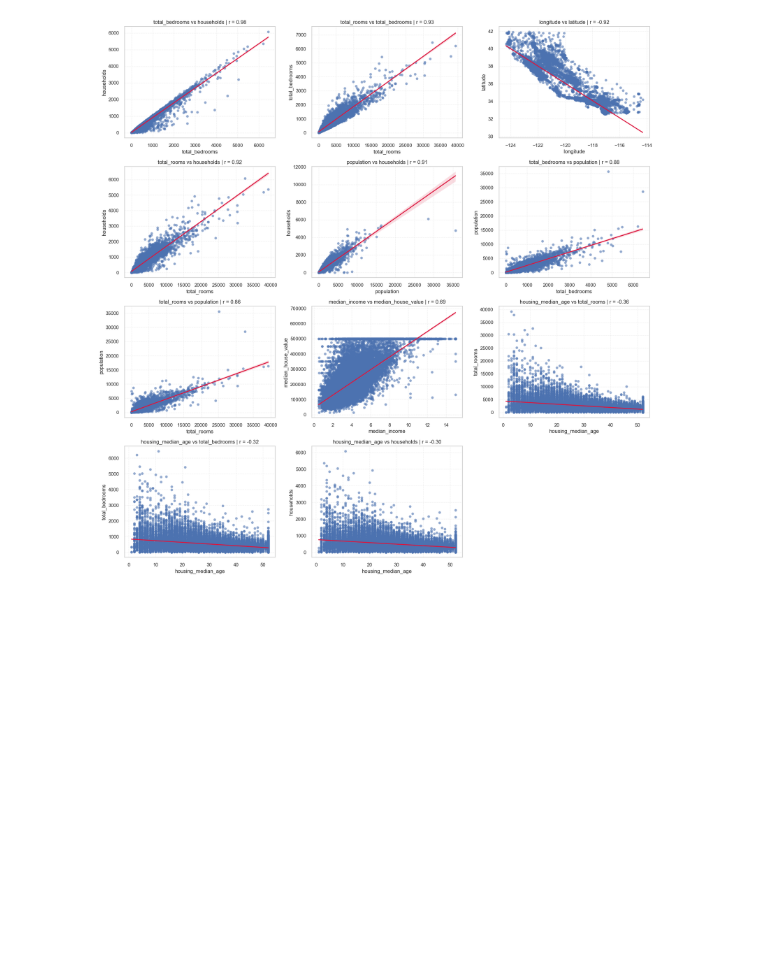
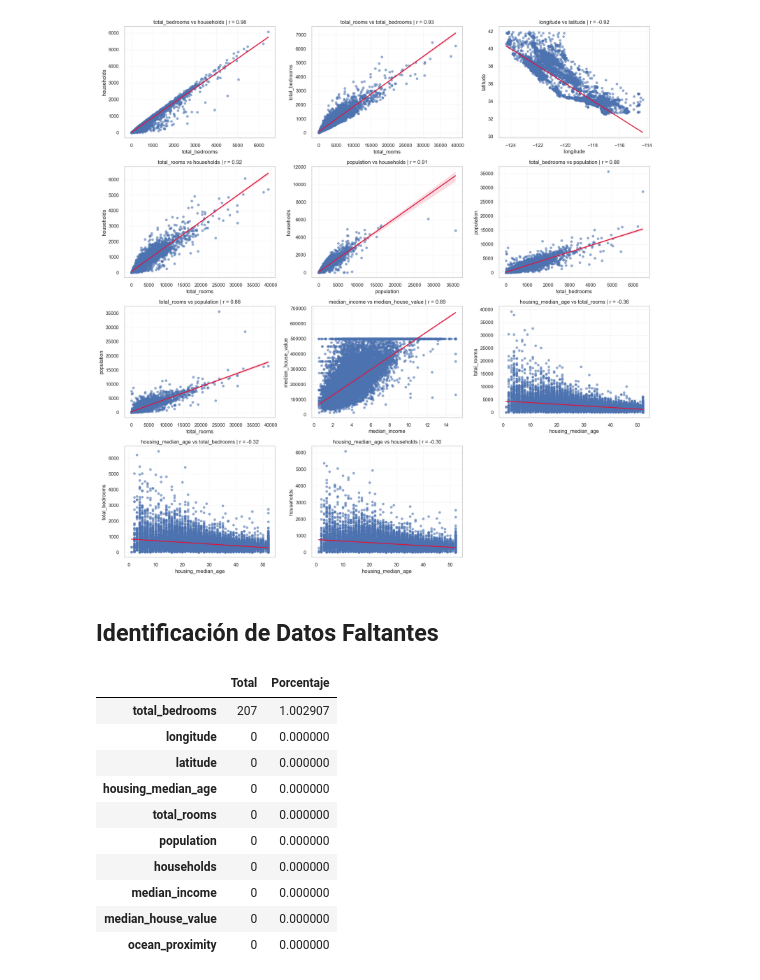
Before and after one commit to Danelnov/ml-project_analitica_datos, a Jupyter notebook: notebooks/eda_regresion.ipynb, the cells around one changed output. Saved outputs shown, nothing was run; the diff lists cells and outputs as text; code cells hidden in the pictures; blank space fills up the shorter version.

```diff
--- a/notebooks/eda_regresion.ipynb
+++ b/notebooks/eda_regresion.ipynb
@@ -216,3 +217,5 @@ Pares encontrados con |corr| >= 0.3: 11
 | 9 | housing_median_age | total_bedrooms | -0.320 |
 | 10 | housing_median_age | households | -0.303 |
 [figure]
+# %% [markdown]
+## Identificación de Datos Faltantes
@@ -218,0 +245,14 @@ Pares encontrados con |corr| >= 0.3: 11
+# %%
+resum_missing(data)
+# %% [output]
+|  | Total | Porcentaje |
+| total_bedrooms | 207 | 1.002907 |
+| longitude | 0 | 0.000000 |
+| latitude | 0 | 0.000000 |
+| housing_median_age | 0 | 0.000000 |
+| total_rooms | 0 | 0.000000 |
+| population | 0 | 0.000000 |
+| households | 0 | 0.000000 |
+| median_income | 0 | 0.000000 |
+| median_house_value | 0 | 0.000000 |
+| ocean_proximity | 0 | 0.000000 |
```
Also changed, not shown: parts of 17 cells of this notebook, 1 other file.
